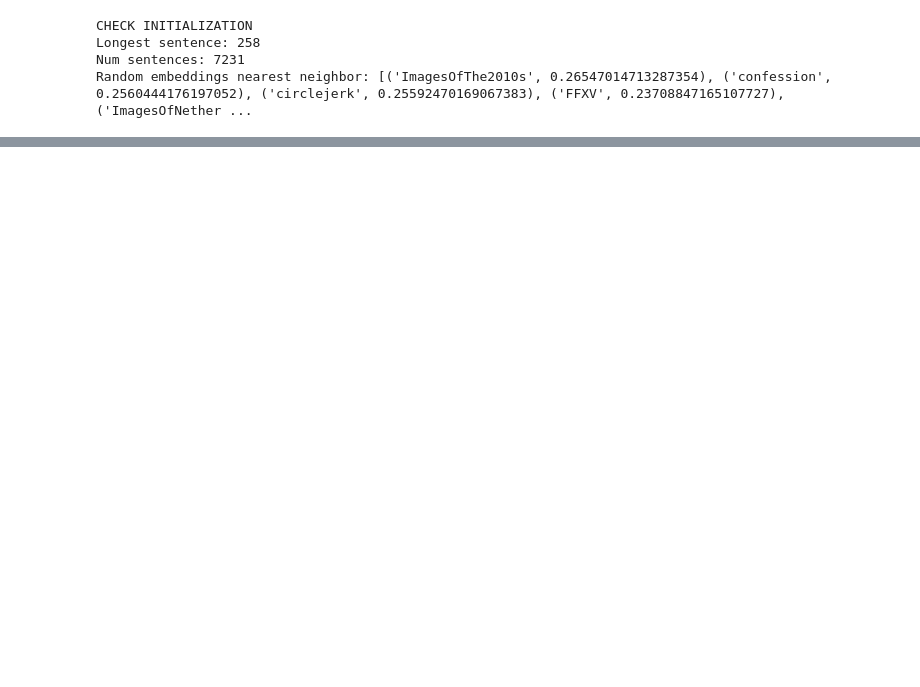
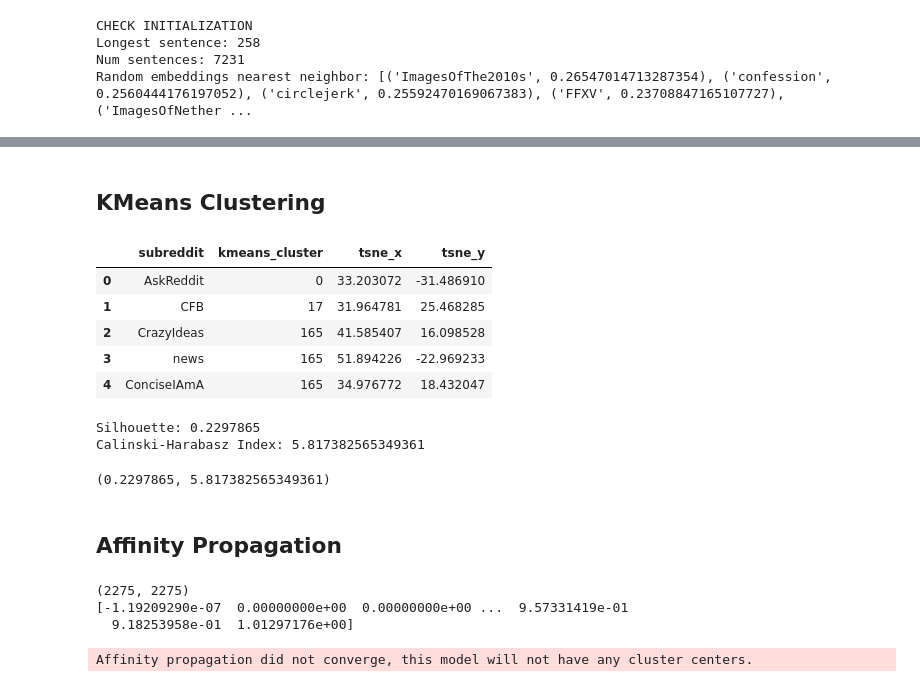
Before and after one commit to UMassCDS/IHOP-Reddit, a Jupyter notebook: notebooks/community2vec.ipynb, the cells around one changed output, grey strips where cells are left out. Cells and saved outputs as stored; diff of their text form; code cells hidden in the pictures; blank space fills up the shorter version.

```diff
--- a/notebooks/community2vec.ipynb
+++ b/notebooks/community2vec.ipynb
@@ -128,0 +162,47 @@ myc2v.w2v_model.wv.most_similar("news", topn=10)
+# %%
+from sklearn.cluster import KMeans, AffinityPropagation, AgglomerativeClustering
+from sklearn import metrics
+import numpy as np
+
+vocab_list = myc2v.get_index_to_key()
+embeddings = myc2v.get_normed_vectors()
+
+def compute_and_print_metrics(clustering_model, embeddings):
+    labels = clustering_model.labels_
+    if len(set(labels)) > 1:
+        silhouette = metrics.silhouette_score(embeddings, labels, metric="cosine")
+        print("Silhouette:", silhouette)
+        ch_index = metrics.calinski_harabasz_score(embeddings, labels)
+        print("Calinski-Harabasz Index:", ch_index)
+        return silhouette, ch_index
+    else:
+        print("One clustering found")
+        return None, None
+
+def cluster_results_as_df(cluster_labels, vocab_elements, tsne_df, cluster_col_name, vocab_col_name="subreddit"):
+    """Return pandas dataframe with both tsne values and cluster labels
+    :param cluster_labels: list, cluster assignment for each indexed vocab element
+    :param vocab_elements: list, indexed vocab elements, same order and length as cluster labels
+    :param tsne_df: pandas DataFrame, tsne coordinates (or other )
+    :param cluter_col_name: str, how to name the cluster label column in the dataframe
+    :param vocab_col_name: str, name of column for vocab elements to join on with tsne_df
+    """
+    cluster_df = pd.DataFrame({vocab_col_name: vocab_elements, cluster_col_name:cluster_labels})
+    cluster_df[cluster_col_name] = cluster_df[cluster_col_name].astype('category')
+    cluster_df = pd.merge(cluster_df, tsne_df, how="inner", on="subreddit", sort=False)
+    return cluster_df
+# %% [markdown]
+## KMeans Clustering
+# %%
+kmeans_model = KMeans(n_clusters=250, random_state=100)
+kmeans_clusters = kmeans_model.fit_predict(embeddings)
+# %%
+kmeans_df = cluster_results_as_df(kmeans_clusters, vocab_list, tsne_df, 'kmeans_cluster')
+kmeans_df.head()
+# %% [output]
+|  | subreddit | kmeans_cluster | tsne_x | tsne_y |
+| 0 | AskReddit | 0 | 33.203072 | -31.486910 |
+| 1 | CFB | 17 | 31.964781 | 25.468285 |
+| 2 | CrazyIdeas | 165 | 41.585407 | 16.098528 |
+| 3 | news | 165 | 51.894226 | -22.969233 |
+| 4 | ConciseIAmA | 165 | 34.976772 | 18.432047 |
@@ -128,0 +212,8 @@ myc2v.w2v_model.wv.most_similar("news", topn=10)
+# %%
+compute_and_print_metrics(kmeans_model, embeddings)
+# %% [output]
+Silhouette: 0.2297865
+Calinski-Harabasz Index: 5.817382565349361
+(0.2297865, 5.817382565349361)
+# %% [markdown]
+## Affinity Propagation
@@ -128,0 +225,12 @@ myc2v.w2v_model.wv.most_similar("news", topn=10)
+# %%
+print(precomupted_distances.shape)
+print(np.min(precomupted_distances[:10], axis=0))
+# %% [output]
+(2275, 2275)
+[-1.19209290e-07  0.00000000e+00  0.00000000e+00 ...  9.57331419e-01
+  9.18253958e-01  1.01297176e+00]
+# %%
+affinity_prop_model = AffinityPropagation(affinity="precomputed", random_state=2, convergence_iter=100, max_iter=1000)
+affinity_prop_clusters = affinity_prop_model.fit_predict(precomupted_distances)
+# %% [output]
+Affinity propagation did not converge, this model will not have any cluster centers.
```
Also changed, not shown: parts of 26 cells of this notebook, 6 other files.
